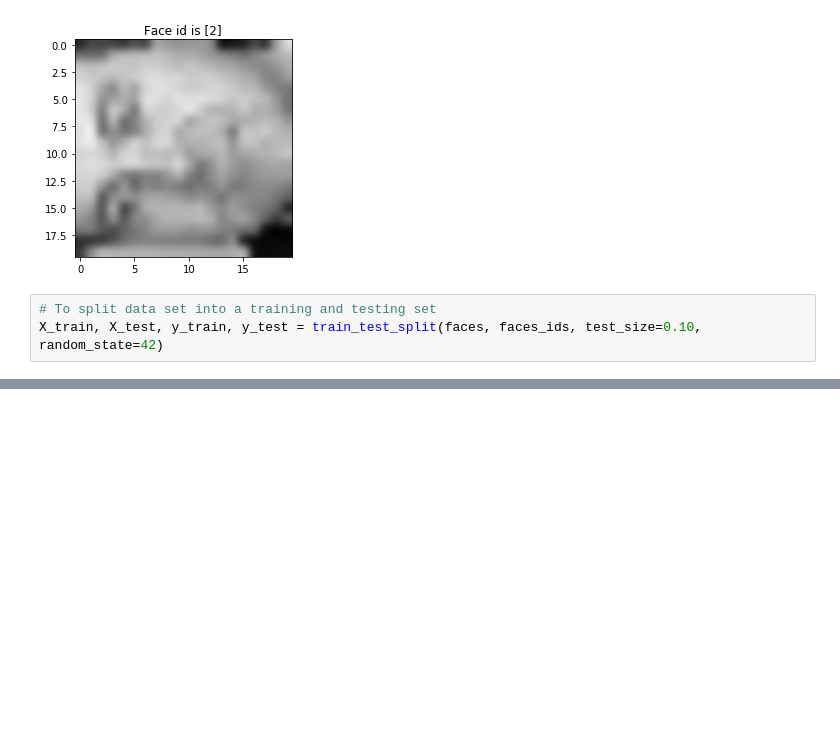
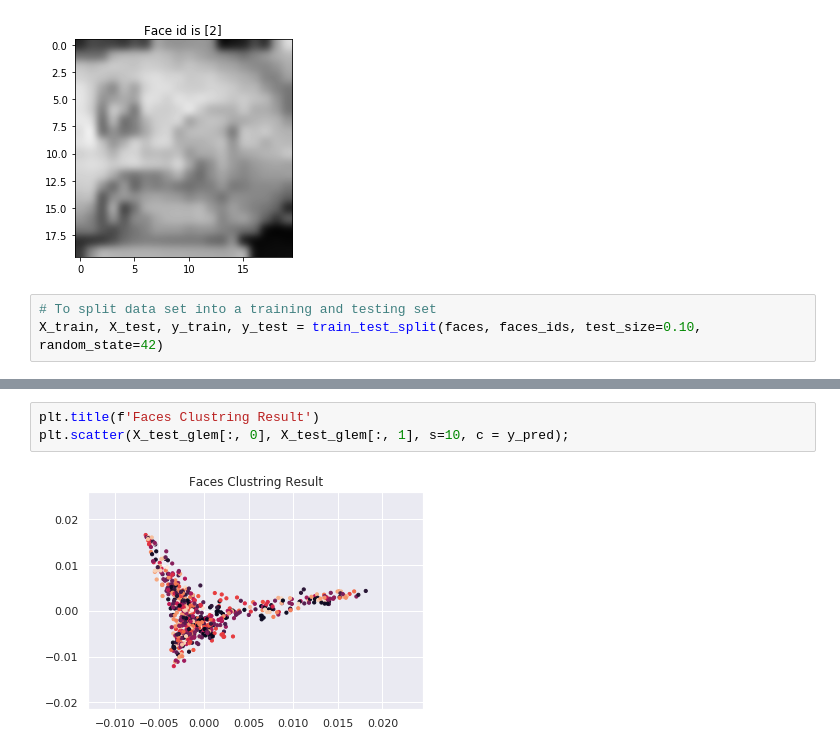
Before and after one commit to mohzary/Computer-Vision-2020, a Jupyter notebook: HW3/HW3-Laplacianfacemodel.ipynb, the cells around one changed output, grey strips where cells are left out. Cells and saved outputs as stored; diff of their text form; blank space fills up the shorter version.

```diff
--- a/HW3/HW3-Laplacianfacemodel.ipynb
+++ b/HW3/HW3-Laplacianfacemodel.ipynb
@@ -160,0 +129,5 @@ plt.show()
+# %%
+plt.title(f'Faces Clustring Result')
+plt.scatter(X_test_glem[:, 0], X_test_glem[:, 1], s=10, c = y_pred);
+# %% [output]
+[figure, added]
```
Also changed, not shown: parts of 8 cells of this notebook, 11 other files.
